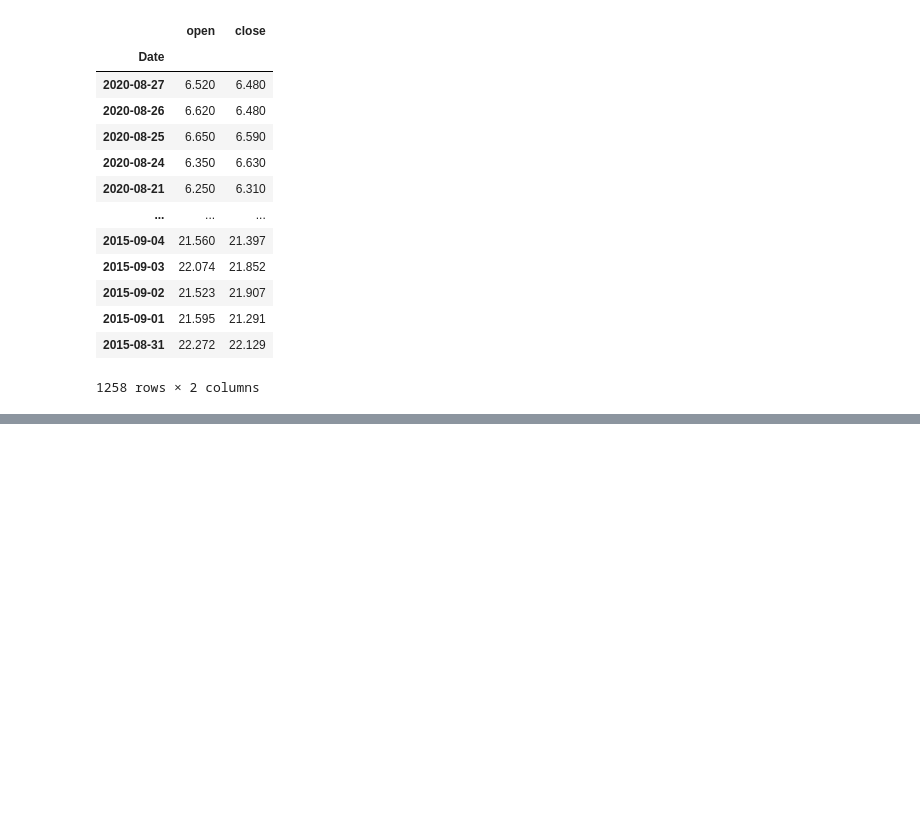
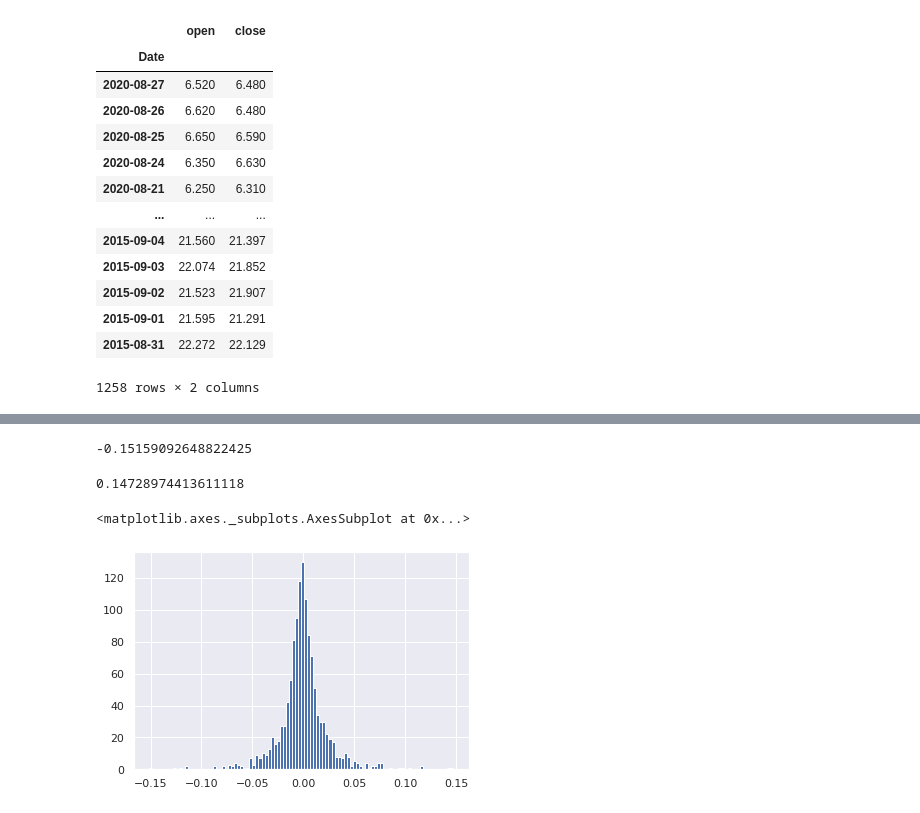
Before and after one commit to mietekdom/Data_Science_Cases, a Jupyter notebook: GE/GE_stock_market.ipynb, the cells around one changed output, grey strips where cells are left out. Cells and saved outputs as stored; diff of their text form; code cells hidden in the pictures; blank space fills up the shorter version.

```diff
--- a/GE/GE_stock_market.ipynb
+++ b/GE/GE_stock_market.ipynb
@@ -143,0 +151,3 @@ Selekcja wierszy
+# %%
+df = df.sort_index() # sortowanie wartości
+df.head()
@@ -143,0 +162,3 @@ Selekcja wierszy
+# %%
+df['close_shift'] = df[['close']].shift(1) #przesuwamy wiersze o jeden
+df.head()
@@ -143,0 +173,3 @@ Selekcja wierszy
+# %%
+df['Daily_Change'] = df.close / df.close_shift -1 #dzienna zmiana procentowa
+df.head()
@@ -143,0 +184,16 @@ Selekcja wierszy
+# %%
+df.Daily_Change.min() # najwiekszy dzienny spadek
+# %% [output]
+-0.15159092648822425
+# %%
+df.Daily_Change.max() # najwiekszy dzienny wzrost
+# %% [output]
+0.14728974413611118
+# %%
+import seaborn as sns
+sns.set()
+
+df.Daily_Change.hist(bins=100)
+# %% [output]
+<matplotlib.axes._subplots.AxesSubplot at 0x...>
+[figure, added]
```
Also changed, not shown: parts of 6 cells of this notebook.
